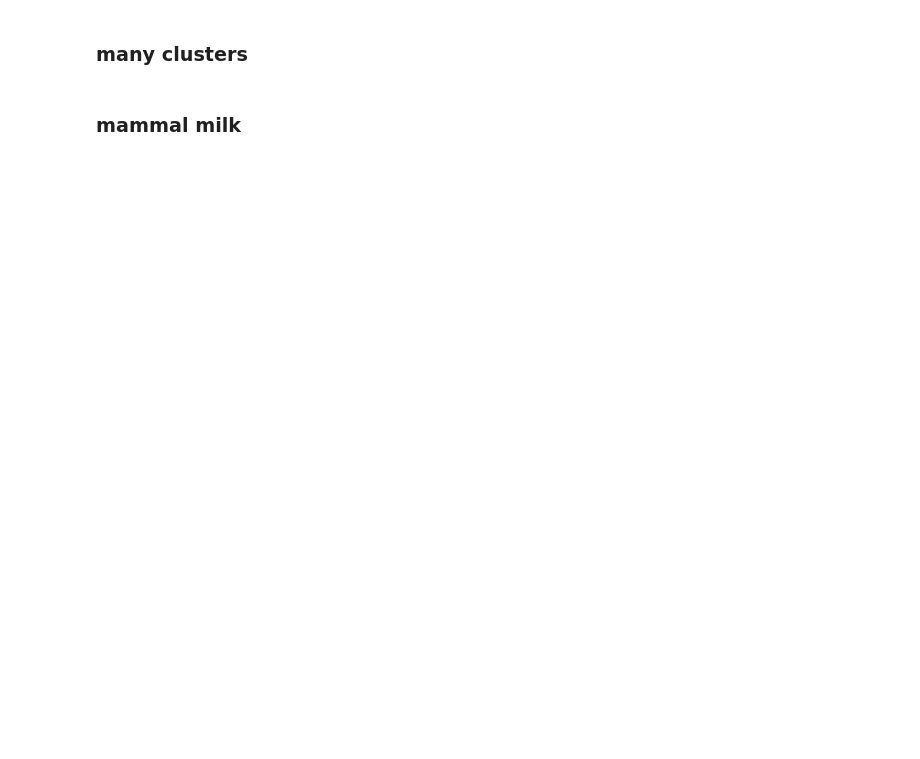
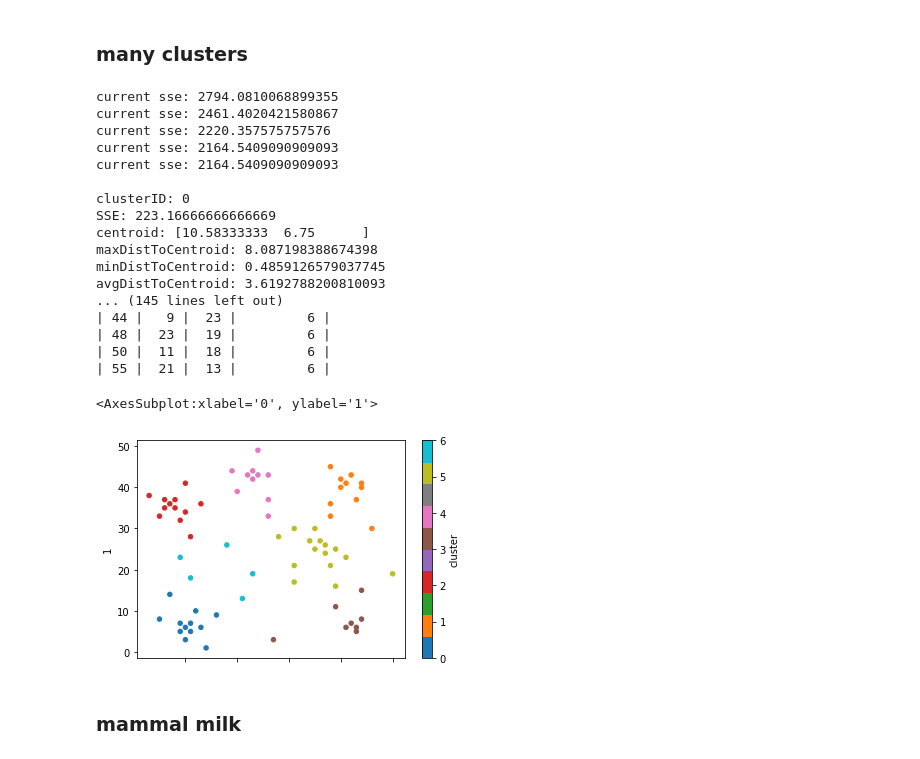
Before and after one commit to taylorbedrosian/Lab04-466-UnsupervisedLearning, a Jupyter notebook: kmeans.ipynb, the cells around one changed output. Saved outputs shown, nothing was run; the diff lists cells and outputs as text; code cells hidden in the pictures; blank space fills up the shorter version.

```diff
--- a/kmeans.ipynb
+++ b/kmeans.ipynb
@@ -269,4 +323,39 @@ df = restrictdf(df_full, restr)
 # %% [markdown]
 ### many clusters
+# %%
+df_full, restr = readFiles('./data/many_clusters.csv')
+df = restrictdf(df_full, restr)
+
+centroids = initCentroids_max(df, 7, euclideanDist)
+# centroids = initCentroids_random(df, 3)
+
+# df, centroids = kmeans_reassign(df, centroids, euclideanDist, 0)
+df, centroids = kmeans_sse(df, centroids, euclideanDist, 10)
+
+clusters = analyzeClusters(df, centroids, euclideanDist)
+
+print()
+printClusterInfo(clusters)
+df.plot.scatter(x=0,y=1,c='cluster', colormap='tab10')
+# %% [output]
+current sse: 2794.0810068899355
+current sse: 2461.4020421580867
+current sse: 2220.357575757576
+current sse: 2164.5409090909093
+current sse: 2164.5409090909093
+
+clusterID: 0
+SSE: 223.16666666666669
+centroid: [10.58333333  6.75      ]
+maxDistToCentroid: 8.087198388674398
+minDistToCentroid: 0.4859126579037745
+avgDistToCentroid: 3.6192788200810093
+... (145 lines left out)
+| 44 |   9 |  23 |         6 |
+| 48 |  23 |  19 |         6 |
+| 50 |  11 |  18 |         6 |
+| 55 |  21 |  13 |         6 |
+<AxesSubplot:xlabel='0', ylabel='1'>
+[figure, added]
 # %% [markdown]
 ### mammal milk
```
Also changed, not shown: parts of 7 cells of this notebook.
